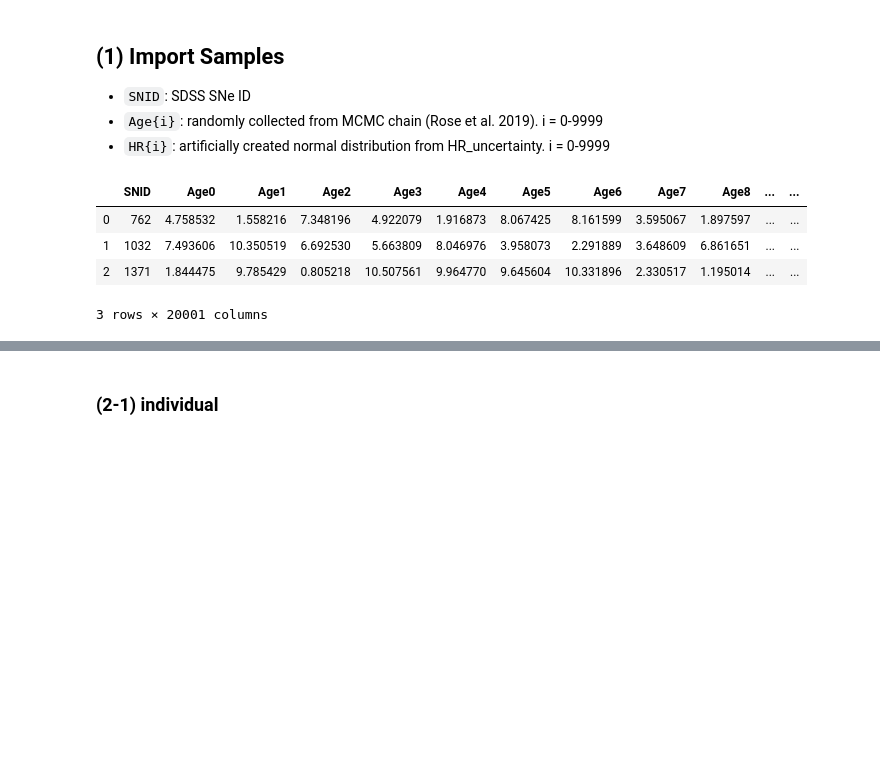
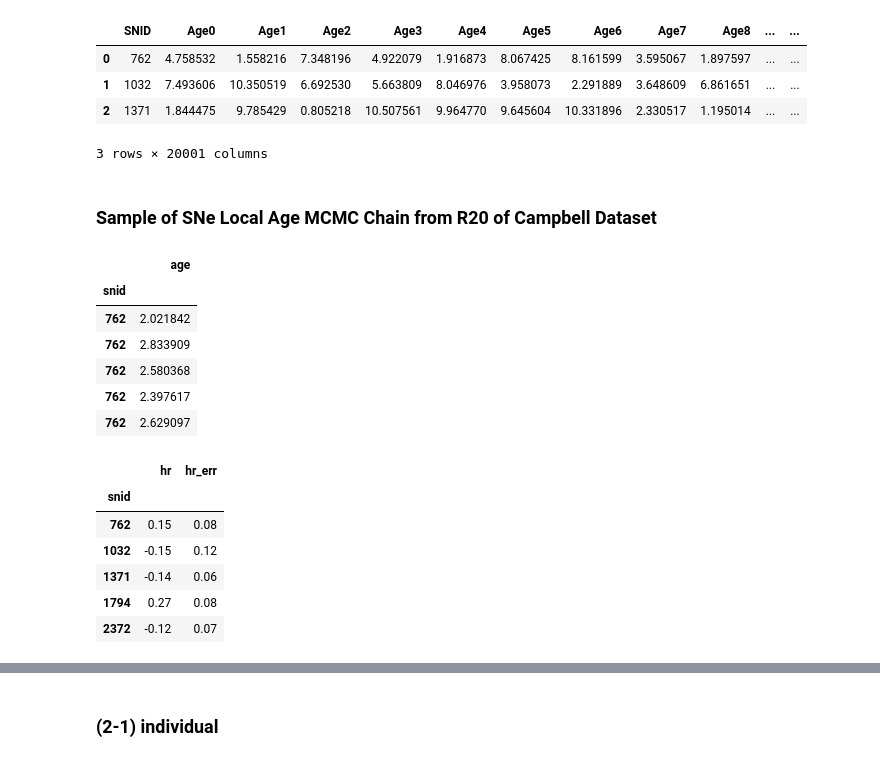
Before and after one commit to ketozhang/statistical-methods-on-sne-ia-luminosity-evolution, a Jupyter notebook: HRvsAge_Campbell_local.ipynb, the cells around one changed output, grey strips where cells are left out. Saved outputs shown, nothing was run; the diff lists cells and outputs as text; code cells hidden in the pictures; blank space fills up the shorter version.

````diff
--- a/HRvsAge_Campbell_local.ipynb
+++ b/HRvsAge_Campbell_local.ipynb
@@ -24,7 +35 @@ filename = 'data/HRvsAge_samples_campbell10k.csv'
-# %% [markdown]
-## (1) Import Samples
-
-* ```SNID```: SDSS SNe ID
-* ```Age{i}```: randomly collected from MCMC chain (Rose et al. 2019). i = 0-9999
-* ```HR{i}```: artificially created normal distribution from HR_uncertainty. i = 0-9999
 # %%
@@ -47,0 +109,27 @@ HR_all = samples[HR_columns].values.flatten()
+# %% [markdown]
+### Sample of SNe Local Age MCMC Chain from R20 of Campbell Dataset
+# %%
+# load_age_sample_from_mcmc_chains('campbell', mode="write")
+age_df = load_age_sample_from_mcmc_chains('campbell', mode="read")
+age_df = age_df.set_index("snid").sort_index()
+display(age_df.head())
+
+hr_df = load_hr("campbell")
+hr_df.columns = hr_df.columns.str.lower()
+hr_df = hr_df.set_index("snid").sort_index()[["hr", "hr_err"]]
+display(hr_df.head())
+# %% [output]
+|  | age |
+| snid |  |
+| 762 | 2.021842 |
+| 762 | 2.833909 |
+| 762 | 2.580368 |
+| 762 | 2.397617 |
+| 762 | 2.629097 |
+|  | hr | hr_err |
+| snid |  |  |
+| 762 | 0.15 | 0.08 |
+| 1032 | -0.15 | 0.12 |
+| 1371 | -0.14 | 0.06 |
+| 1794 | 0.27 | 0.08 |
+| 2372 | -0.12 | 0.07 |
````
Also changed, not shown: parts of 8 cells of this notebook.
